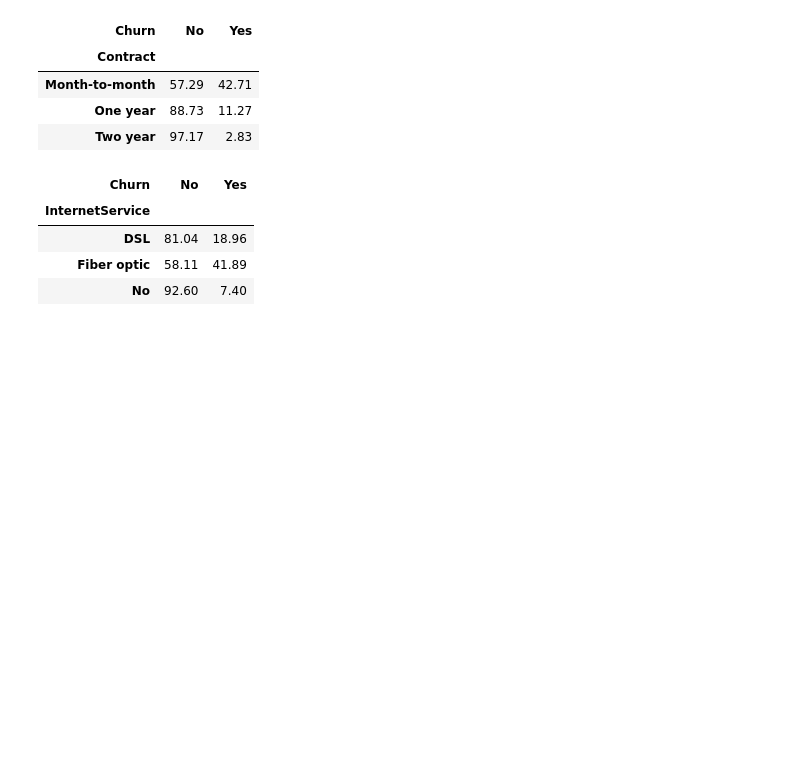
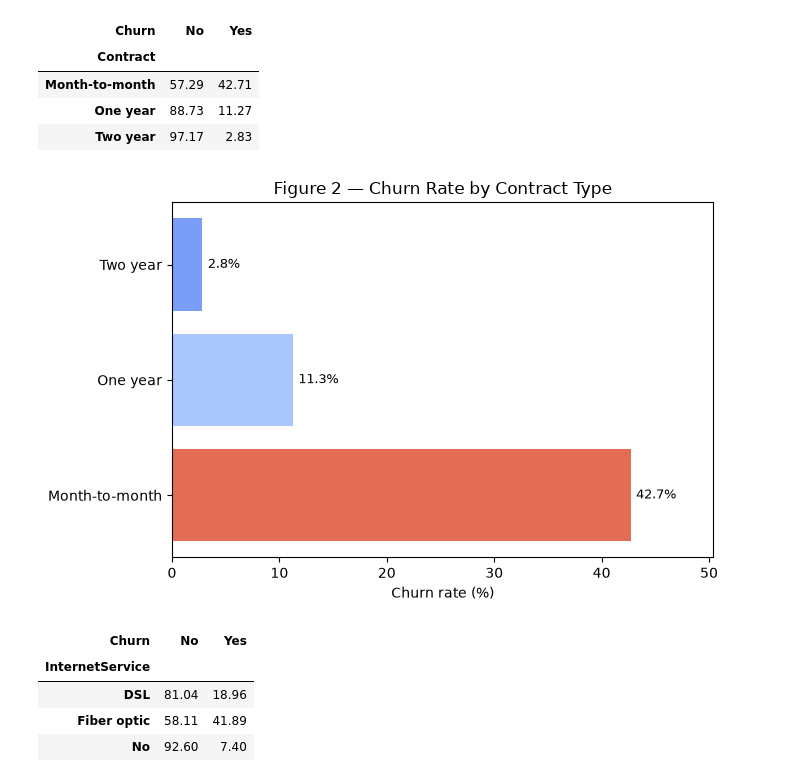
Before and after one commit to slqf25/TelcoPredict, a Jupyter notebook: notebooks/analysis.ipynb, the cells around one changed output. Saved outputs shown, nothing was run; the diff lists cells and outputs as text; code cells hidden in the pictures; blank space fills up the shorter version.

```diff
--- a/notebooks/analysis.ipynb
+++ b/notebooks/analysis.ipynb
@@ -56,6 +65,13 @@ eda.churn_rate_by_category(df_eda, 'Contract')
 | Month-to-month | 57.29 | 42.71 |
 | One year | 88.73 | 11.27 |
 | Two year | 97.17 | 2.83 |
+# %%
+# Figure 2 — Churn rate by contract type (report Section 2.5)
+fig = epl.plot_churn_rate_by_category(df_eda, 'Contract',
+        order=['Month-to-month','One year','Two year'],
+        title='Figure 2 — Churn Rate by Contract Type'); plt.show()
+# %% [output]
+[figure, added]
 # %%
 eda.churn_rate_by_category(df_eda, 'InternetService')
 # %% [output]
```
Also changed, not shown: parts of 30 cells of this notebook, 28 other files.
